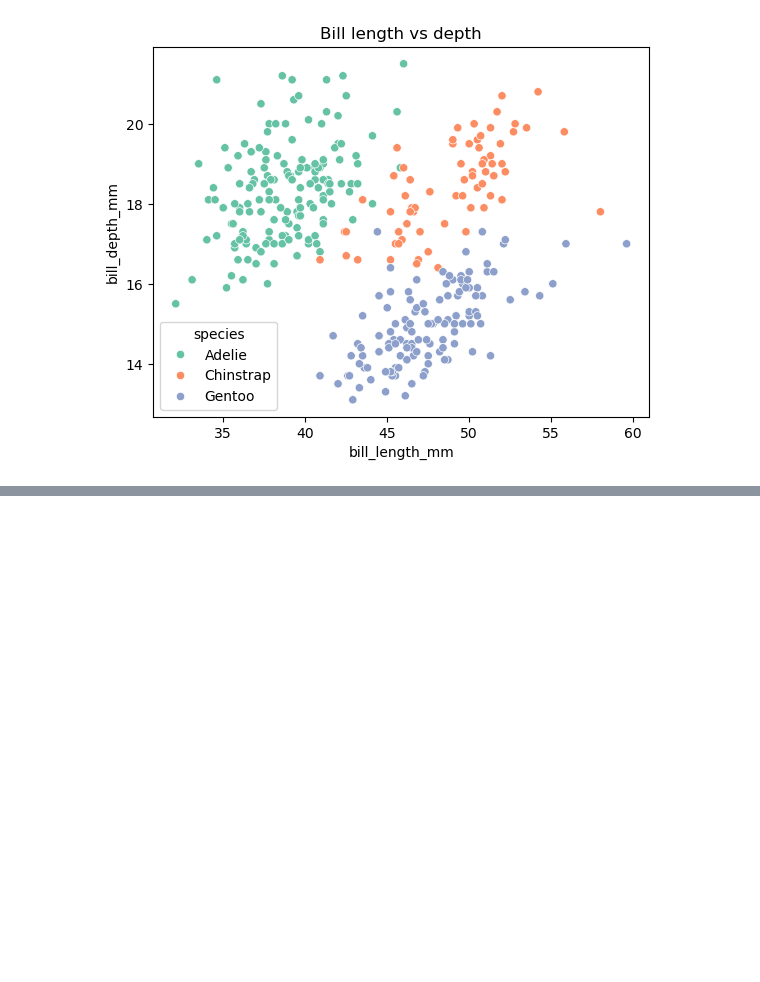
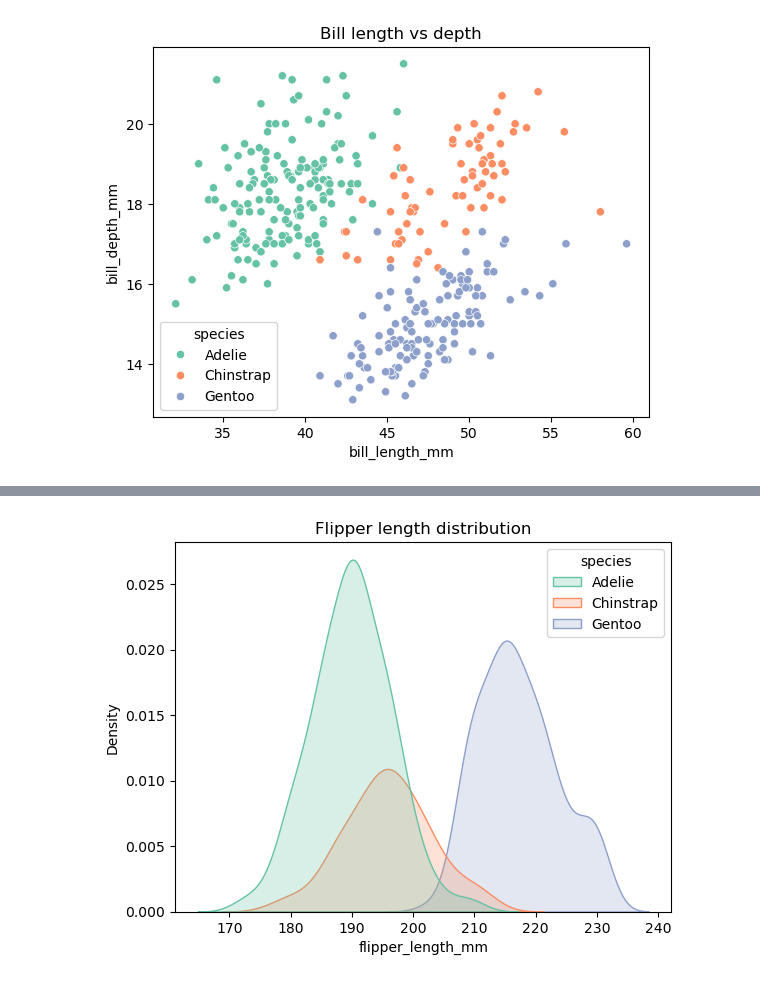
Before and after one commit to liqinsg/ai-sprint, a Jupyter notebook: day1-eda.ipynb, the cells around one changed output, grey strips where cells are left out. Cells and saved outputs as stored; diff of their text form; code cells hidden in the pictures; blank space fills up the shorter version.

```diff
--- a/day1-eda.ipynb
+++ b/day1-eda.ipynb
@@ -36,5 +55,0 @@ Passing `palette` without assigning `hue` is deprecated and will be removed in v
-# %%
-import pandas as pd
-url = "https://raw.githubusercontent.com/mwaskom/seaborn-data/master/penguins.csv"
-df = pd.read_csv(url)
-df.head()
@@ -61,0 +96,22 @@ df.head()
+# %%
+# cell 5
+"""
+Creates a kernel density estimate (KDE) plot showing the distribution of flipper length across penguin species.
+Here's what each parameter does:
+
+data=df: Uses the penguin DataFrame as the data source
+x='flipper_length_mm': Plots flipper length (in millimeters) on the x-axis
+hue='species': Creates separate density curves for each species with different colors
+fill=True: Fills the area under each density curve for better visualization
+palette='Set2': Applies a color palette with soft, distinct colors
+The result is a smooth, filled density plot showing how flipper length is distributed for each penguin species (Adelie, Chinstrap, Gentoo), making it easy to compare the distributions and see if species have different flipper length ranges.
+"""
+sns.kdeplot(data=df,
+            x='flipper_length_mm',
+            hue='species',
+            fill=True,
+            palette='Set2')
+plt.title('Flipper length distribution')
+plt.show()
+# %% [output]
+[figure, added]
```
Also changed, not shown: parts of 11 cells of this notebook.
